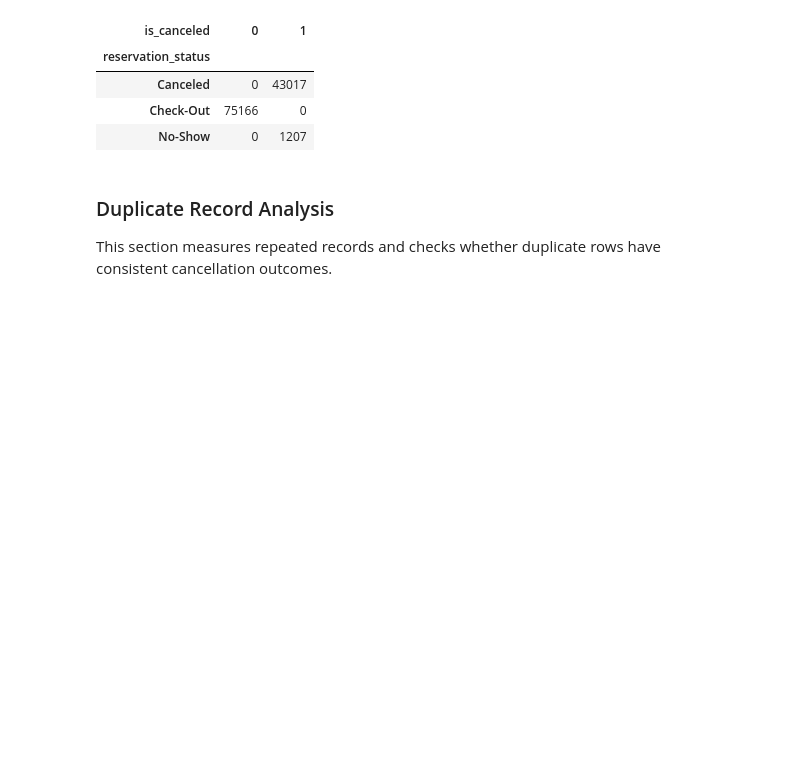
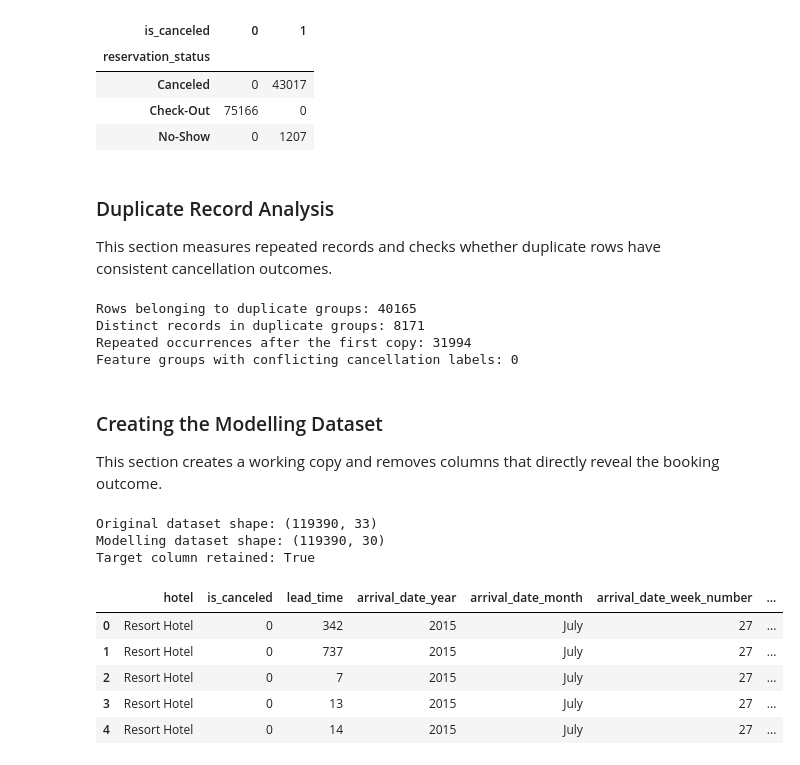
Before and after one commit to Battsengel2026124/ST_ML_C3_Hotel_Booking, a Jupyter notebook: Hotel_Booking_CA_3.ipynb, the cells around one changed output. Drawn from its saved outputs; the diff is of its cells as text; code cells hidden in the pictures; blank space fills up the shorter version.

Commit message:
Dataset Cleaned

```diff
--- a/Hotel_Booking_CA_3.ipynb
+++ b/Hotel_Booking_CA_3.ipynb
@@ -704,3 +704,67 @@ display(pd.crosstab(df["reservation_status"], df["is_canceled"]))
 
 ### Duplicate Record Analysis
 This section measures repeated records and checks whether duplicate rows have consistent cancellation outcomes.
+# %%
+
+# Identifying repeated records across all columns
+duplicate_mask = df.duplicated(keep=False)
+
+# Counting rows and distinct records within duplicate groups
+duplicate_groups = df.loc[duplicate_mask].drop_duplicates()
+
+print("Rows belonging to duplicate groups:", duplicate_mask.sum())
+print("Distinct records in duplicate groups:", len(duplicate_groups))
+print("Repeated occurrences after the first copy:", df.duplicated().sum())
+
+# Checking for conflicting cancellation labels among identical features
+feature_columns = df.columns.drop("is_canceled")
+
+duplicate_target_check = (
+    df.groupby(
+        list(feature_columns),
+        dropna=False,
+        observed=True,
+        sort=False
+    )["is_canceled"]
+    .nunique()
+)
+
+print(
+    "Feature groups with conflicting cancellation labels:",
+    (duplicate_target_check > 1).sum()
+)
+# %% [output]
+Rows belonging to duplicate groups: 40165
+Distinct records in duplicate groups: 8171
+Repeated occurrences after the first copy: 31994
+Feature groups with conflicting cancellation labels: 0
+# %% [markdown]
+
+### Creating the Modelling Dataset
+This section creates a working copy and removes columns that directly reveal the booking outcome.
+# %%
+# Creating a working copy for model preparation
+model_df = df.copy()
+
+# Removing outcome-related columns from the modelling dataset
+model_df = model_df.drop(
+    columns=["reservation_status", "reservation_status_date", "lead_time_group"],
+    errors="ignore"
+)
+
+# Reviewing the modelling dataset
+print("Original dataset shape:", df.shape)
+print("Modelling dataset shape:", model_df.shape)
+print("Target column retained:", "is_canceled" in model_df.columns)
+
+display(model_df.head())
+# %% [output]
+Original dataset shape: (119390, 33)
+Modelling dataset shape: (119390, 30)
+Target column retained: True
+|  | hotel | is_canceled | lead_time | arrival_date_year | arrival_date_month | arrival_date_week_number | ... |
+| 0 | Resort Hotel | 0 | 342 | 2015 | July | 27 | ... |
+| 1 | Resort Hotel | 0 | 737 | 2015 | July | 27 | ... |
+| 2 | Resort Hotel | 0 | 7 | 2015 | July | 27 | ... |
+| 3 | Resort Hotel | 0 | 13 | 2015 | July | 27 | ... |
+| 4 | Resort Hotel | 0 | 14 | 2015 | July | 27 | ... |
```
Also changed, not shown: parts of 4 cells of this notebook.
